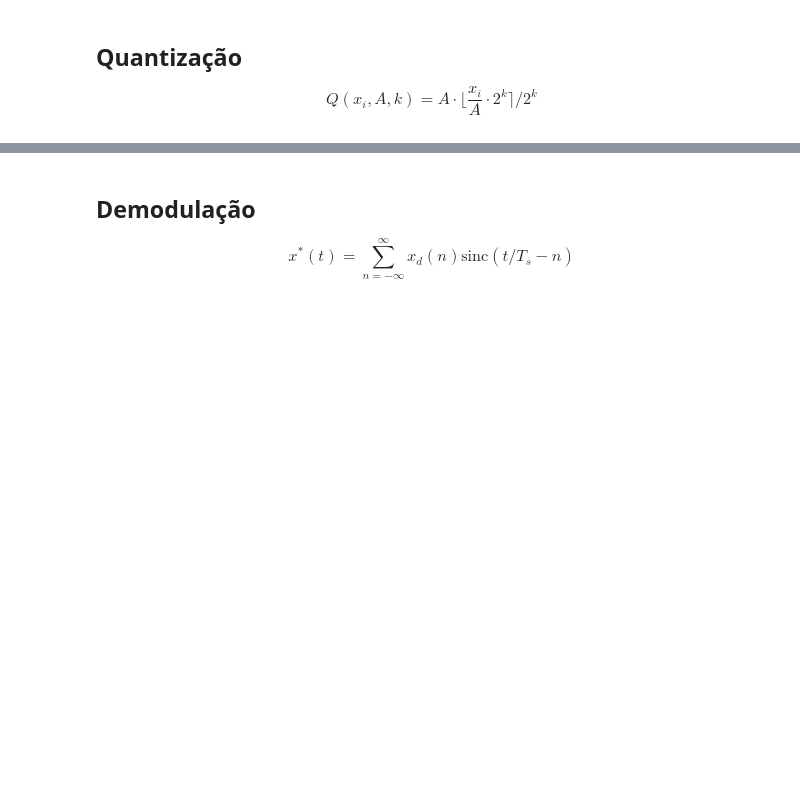
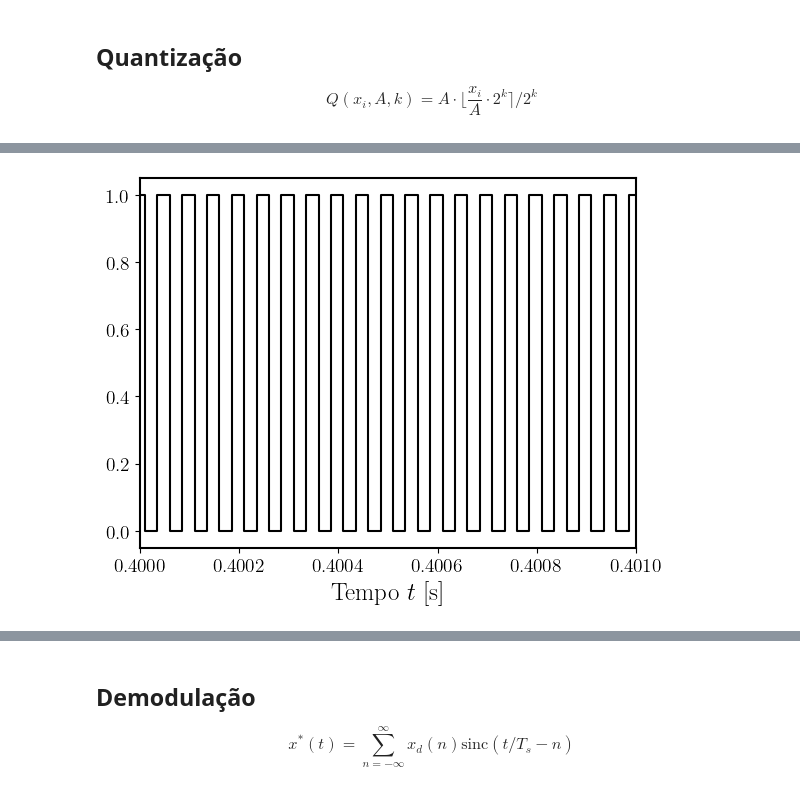
Before and after one commit to vini-fda/EET50-Lab2, a Jupyter notebook: lab2.ipynb, the cells around one changed output, grey strips where cells are left out. Cells and saved outputs as stored; diff of their text form; code cells hidden in the pictures; blank space fills up the shorter version.

```diff
--- a/lab2.ipynb
+++ b/lab2.ipynb
@@ -116,0 +53,6 @@ Text(0.5, 0, 'Índice da amostra $n \\propto t$')
+# %%
+utils.pcm_plot(0.0, 1.0, s, a, 2)
+plt.xlim(0.4, 0.401)
+plt.savefig('pcm_sinal_senoidal_2_bits.eps')
+# %% [output]
+[figure, added]
```
Also changed, not shown: parts of 23 cells of this notebook, 2 other files.
